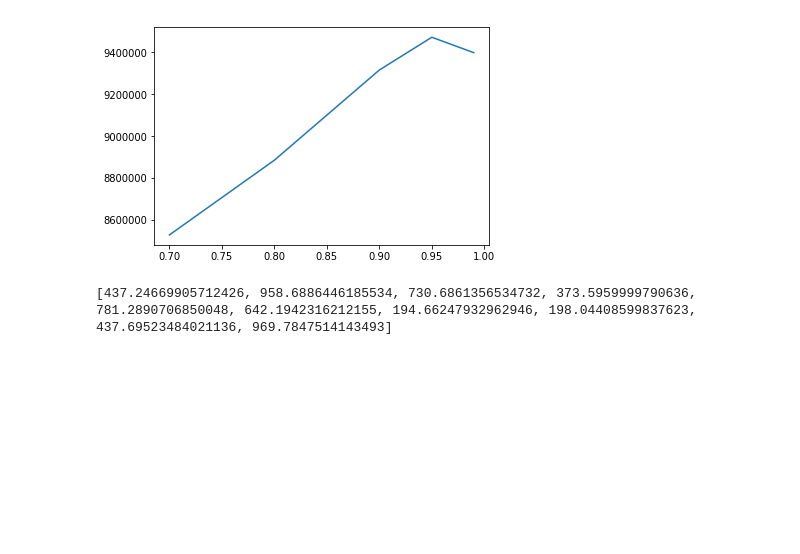
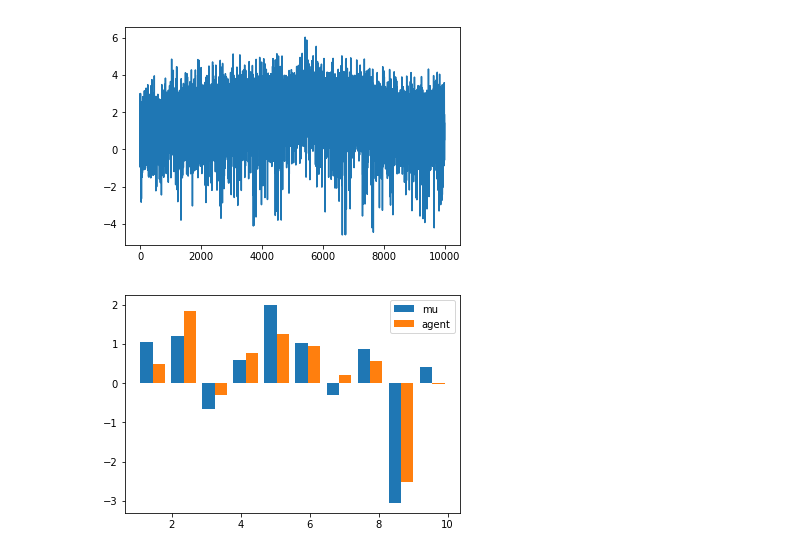
Before and after one commit to wilcoschoneveld/bots, a Jupyter notebook: Bandits.ipynb, the cells around one changed output. Cells and saved outputs as stored; diff of their text form; code cells hidden in the pictures; blank space fills up the shorter version.

Commit message:
updated bandits to include random independent walking

```diff
--- a/Bandits.ipynb
+++ b/Bandits.ipynb
@@ -33,11 +0,0 @@ for e in epsilons:
-# %%
-import matplotlib.pyplot as plt
-
-plt.plot(epsilons, totals)
-plt.show()
-# %% [output]
-[figure, removed]
-# %%
-print([agent.get_value(s) for s in slots])
-# %% [output]
-[437.24669905712426, 958.6886446185534, 730.6861356534732, 373.5959999790636, 781.2890706850048, 642.1942316212155, 194.66247932962946, 198.04408599837623, 437.69523484021136, 969.7847514143493]
@@ -43,0 +7,22 @@ print([agent.get_value(s) for s in slots])
+# %%
+runs = np.zeros((1, 10000))
+
+slots = [Machine.random() for _ in range(10)]
+agent = Agent(slots, 0.9)
+
+for s in range(runs.shape[1]):
+    runs[0, s] = agent.draw()
+# %%
+plt.plot(runs[0])
+plt.show()
+# %% [output]
+[figure, added]
+# %%
+bins = np.tile(np.arange(10) + 1, (2, 1)).T
+weights = np.array([[s.mu, agent.get_value(s)] for s in slots])
+
+plt.hist(bins, 10, weights=weights, label=['mu', 'agent'])
+plt.legend()
+plt.show()
+# %% [output]
+[figure, added]
```
Also changed, not shown: parts of 8 cells of this notebook, 2 other files.
